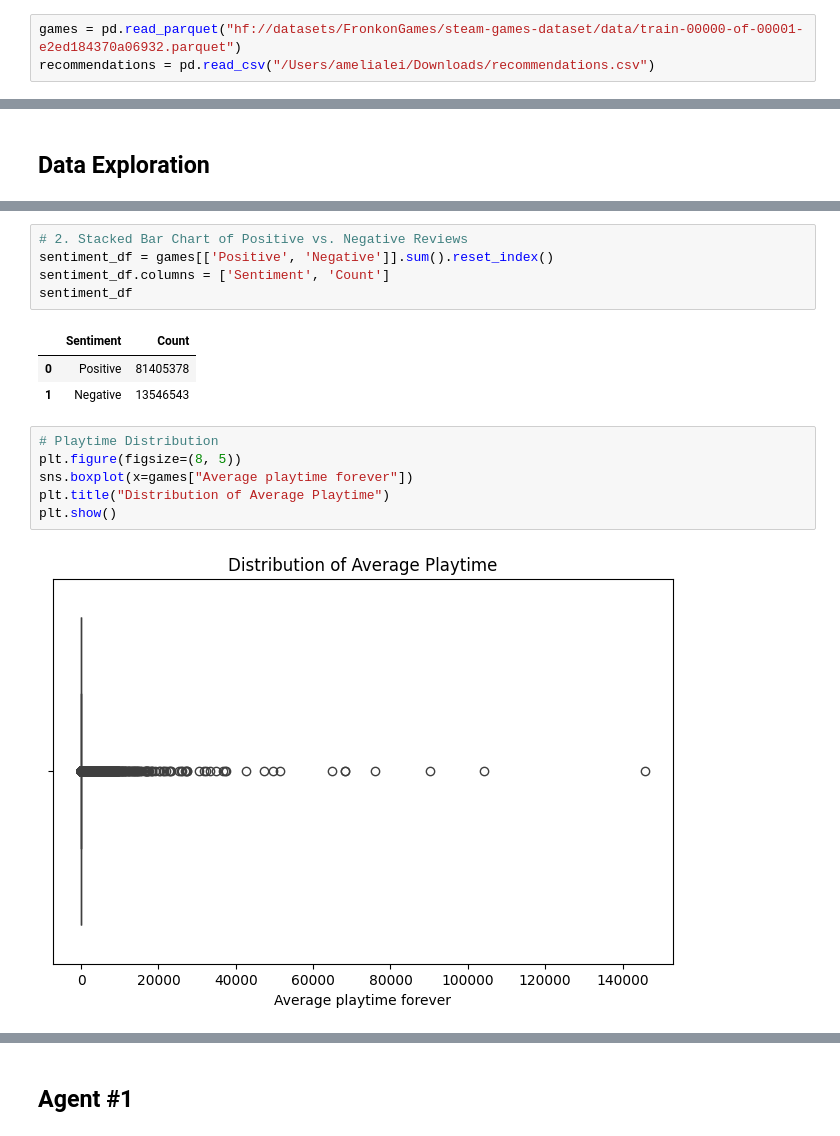
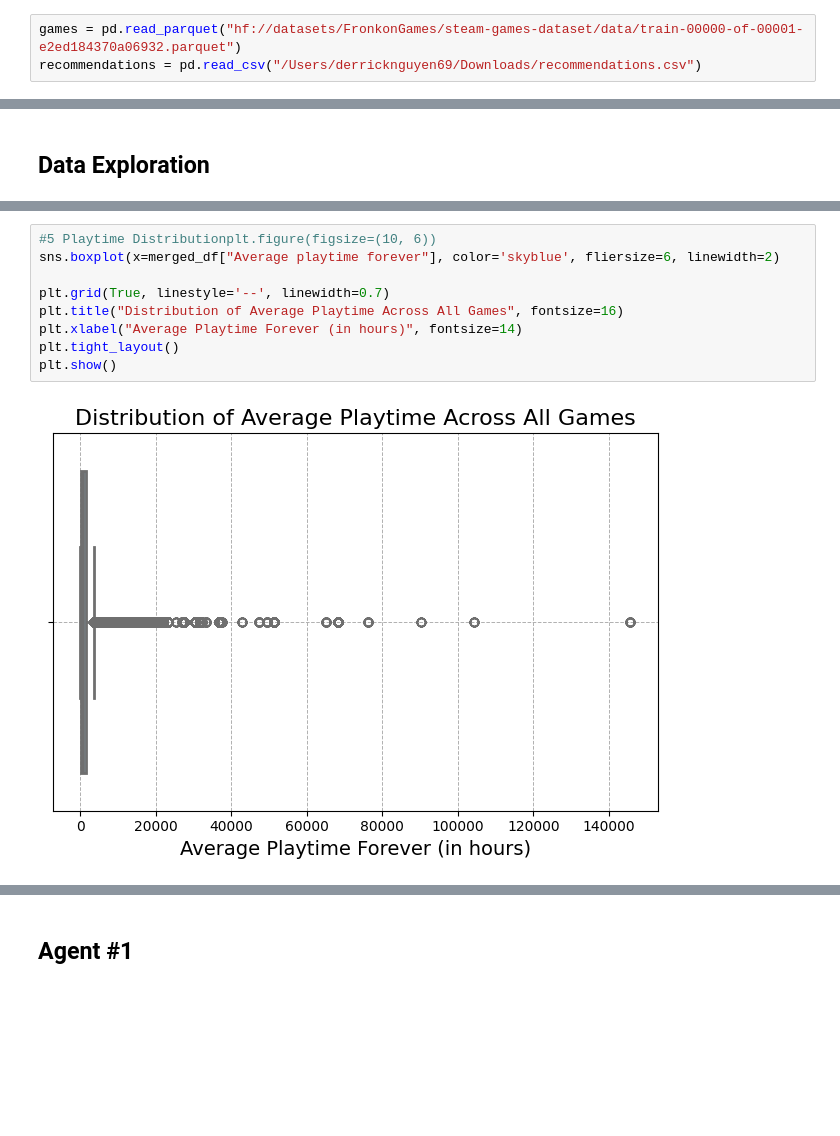
Before and after one commit to derricknguyen12/cse150a_project, a Jupyter notebook: proj.ipynb, the cells around one changed output, grey strips where cells are left out. Saved outputs shown, nothing was run; the diff lists cells and outputs as text; blank space fills up the shorter version.

```diff
--- a/proj.ipynb
+++ b/proj.ipynb
@@ -5,7 +5,7 @@ import seaborn as sns
 from collections import Counter
 # %%
 games = pd.read_parquet("hf://datasets/FronkonGames/steam-games-dataset/data/train-00000-of-00001-e2ed184370a06932.parquet")
-recommendations = pd.read_csv("/Users/amelialei/Downloads/recommendations.csv")
+recommendations = pd.read_csv("/Users/derricknguyen69/Downloads/recommendations.csv")
 # %%
 games.head(5)
 # %% [output]
@@ -347,17 +365,11 @@ plt.show()
-# %%
-# 2. Stacked Bar Chart of Positive vs. Negative Reviews
-sentiment_df = games[['Positive', 'Negative']].sum().reset_index()
-sentiment_df.columns = ['Sentiment', 'Count']
-sentiment_df
-# %% [output]
-|  | Sentiment | Count |
-| 0 | Positive | 81405378 |
-| 1 | Negative | 13546543 |
 # %%
-# Playtime Distribution
-plt.figure(figsize=(8, 5))
-sns.boxplot(x=games["Average playtime forever"])
-plt.title("Distribution of Average Playtime")
+#5 Playtime Distributionplt.figure(figsize=(10, 6))
+sns.boxplot(x=merged_df["Average playtime forever"], color='skyblue', fliersize=6, linewidth=2)
+
+plt.grid(True, linestyle='--', linewidth=0.7)
+plt.title("Distribution of Average Playtime Across All Games", fontsize=16)
+plt.xlabel("Average Playtime Forever (in hours)", fontsize=14)
+plt.tight_layout()
 plt.show()
 # %% [output]
-[figure, old version]
+[figure, new version]
```
Also changed, not shown: parts of 17 cells of this notebook.
